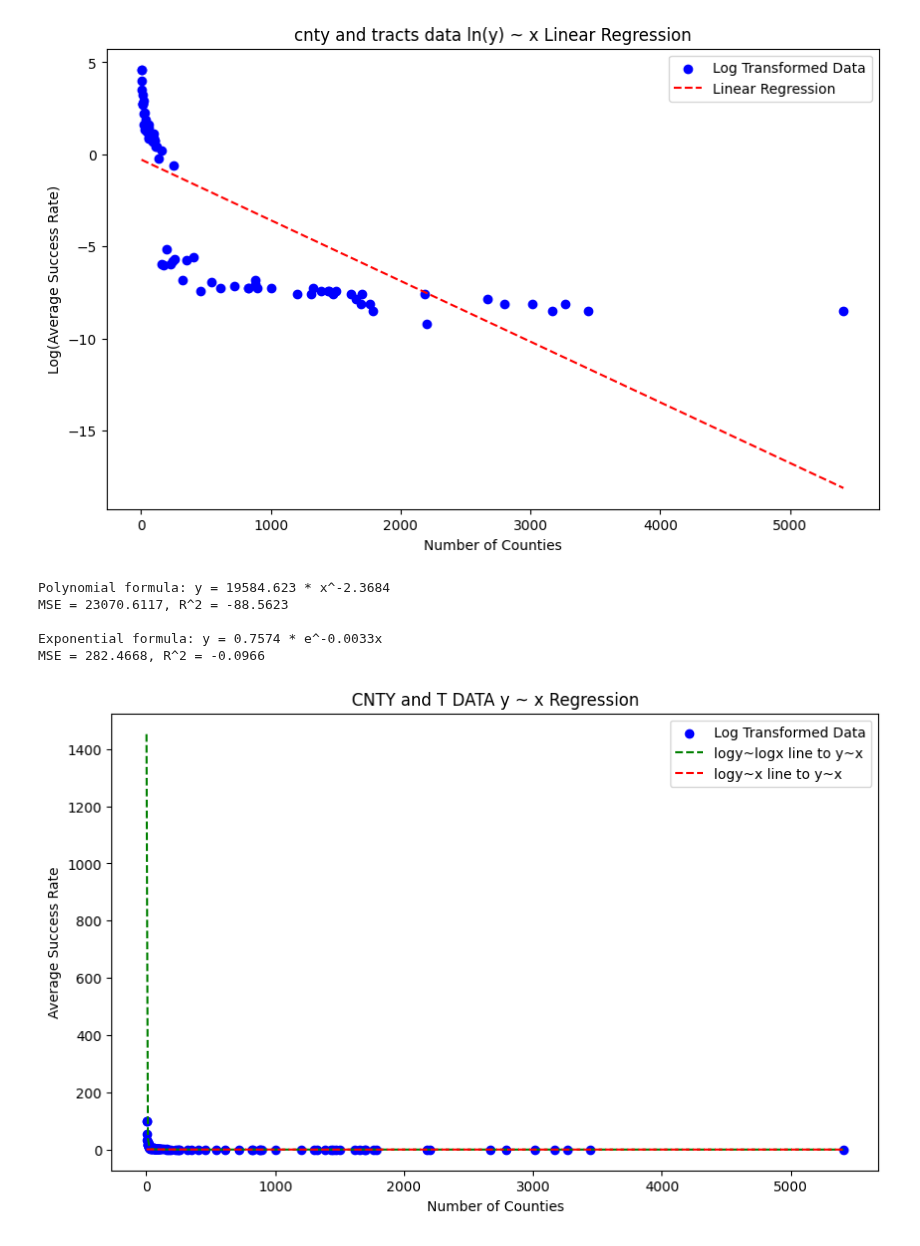
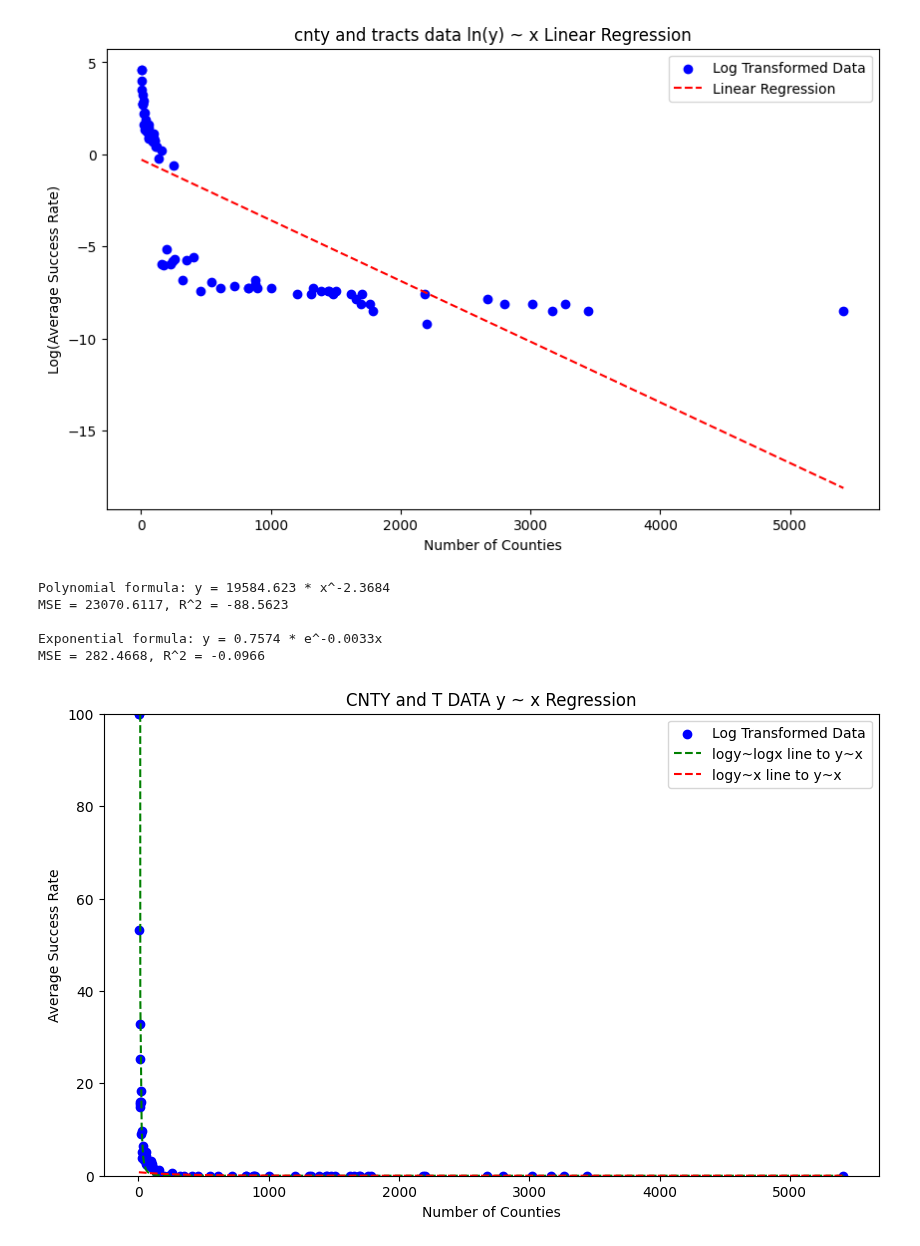
Before and after one commit to brookecarofeinberg/SamplingBalancedForests, a Jupyter notebook: combo.ipynb, the cells around one changed output. Saved outputs shown, nothing was run; the diff lists cells and outputs as text; code cells hidden in the pictures.

```diff
--- a/combo.ipynb
+++ b/combo.ipynb
@@ -740,31 +740,32 @@ n = len(avg_success_rates)
 mse_manual_expo = np.sum((avg_success_rates - pred_expo) ** 2) / n
 
 
 print(f"Polynomial formula: y = 19584.623 * x^-2.3684")
 print(f"MSE = {mse_poly:.4f}, R^2 = {r2_poly:.4f}\n")
 #print(f"Manually Computed MSE for poly: {mse_manual_poly:.4f}")
 
 print(f"Exponential formula: y = 0.7574 * e^-0.0033x")
 print(f"MSE = {mse_expo:.4f}, R^2 = {r2_expo:.4f}\n")
 #print(f"Manually Computed MSE for expo: {mse_manual_expo:.4f}")
 
 x_vals = np.linspace(min(counties), max(counties), 500)
 y_vals_poly = np.array(poly_fit(x_vals))
 y_vals_expo = np.array(expo_fit(x_vals))
 
 plt.figure(figsize=(10, 6))
 plt.scatter(counties, avg_success_rates, color='blue', label="Log Transformed Data")
 plt.plot(x_vals, y_vals_poly, "g--", label="logy~logx line to y~x")
 plt.plot(x_vals, y_vals_expo, "r--", label="logy~x line to y~x")
 plt.xlabel("Number of Counties")
 plt.ylabel("Average Success Rate")
 plt.title("CNTY and T DATA y ~ x Regression")
 plt.legend()
+plt.ylim(0, 100)
 plt.show()
 # %% [output]
 Polynomial formula: y = 19584.623 * x^-2.3684
 MSE = 23070.6117, R^2 = -88.5623
 
 Exponential formula: y = 0.7574 * e^-0.0033x
 MSE = 282.4668, R^2 = -0.0966
-[figure, old version]
+[figure, new version]
```
Also changed, not shown: parts of 1 cell of this notebook.
